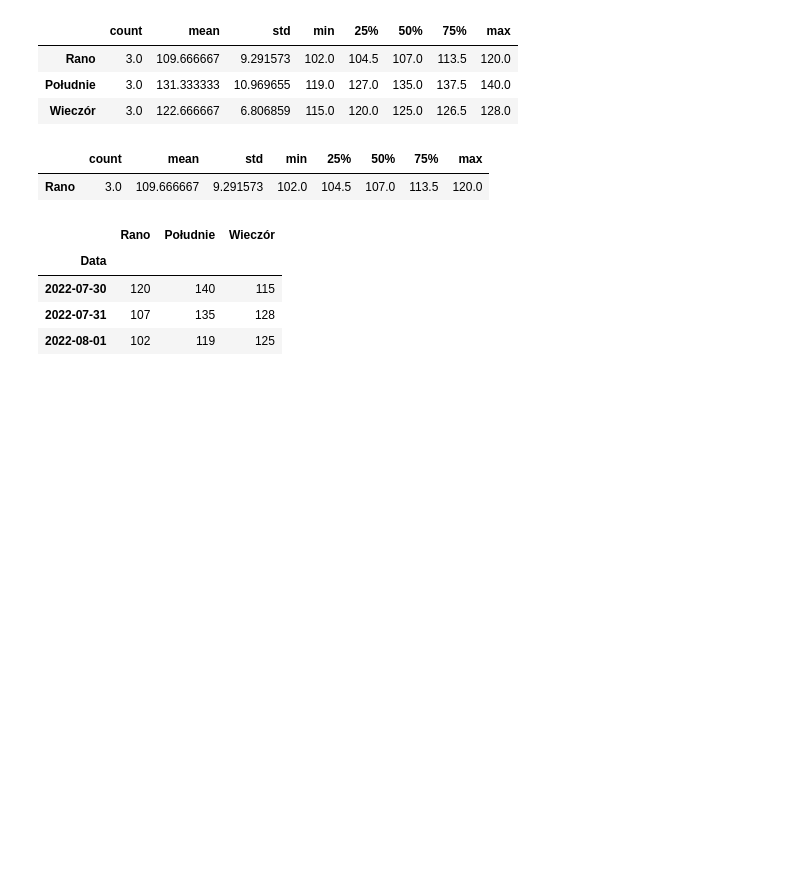
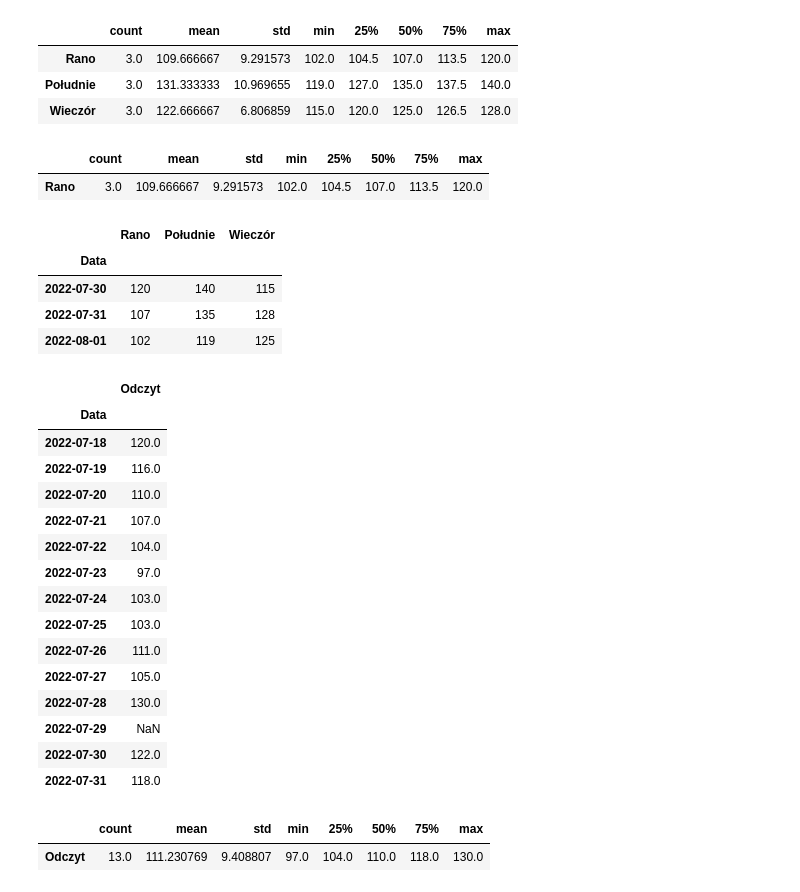
Before and after one commit to MarcinHrynkiewiczSudnik/Python3, a Jupyter notebook: Kopia_notatnika_Untitled0.ipynb, the cells around one changed output. Saved outputs shown, nothing was run; the diff lists cells and outputs as text; code cells hidden in the pictures; blank space fills up the shorter version.

```diff
--- a/Kopia_notatnika_Untitled0.ipynb
+++ b/Kopia_notatnika_Untitled0.ipynb
@@ -379,3 +379,28 @@ new2_df
 | 2022-07-30 | 120 | 140 | 115 |
 | 2022-07-31 | 107 | 135 | 128 |
 | 2022-08-01 | 102 | 119 | 125 |
+# %%
+su = pd.read_excel('cukier.xlsx', index_col=0)
+su
+# %% [output]
+|  | Odczyt |
+| Data |  |
+| 2022-07-18 | 120.0 |
+| 2022-07-19 | 116.0 |
+| 2022-07-20 | 110.0 |
+| 2022-07-21 | 107.0 |
+| 2022-07-22 | 104.0 |
+| 2022-07-23 | 97.0 |
+| 2022-07-24 | 103.0 |
+| 2022-07-25 | 103.0 |
+| 2022-07-26 | 111.0 |
+| 2022-07-27 | 105.0 |
+| 2022-07-28 | 130.0 |
+| 2022-07-29 | NaN |
+| 2022-07-30 | 122.0 |
+| 2022-07-31 | 118.0 |
+# %%
+su.describe().T
+# %% [output]
+|  | count | mean | std | min | 25% | 50% | 75% | max |
+| Odczyt | 13.0 | 111.230769 | 9.408807 | 97.0 | 104.0 | 110.0 | 118.0 | 130.0 |
```
Also changed, not shown: parts of 4 cells of this notebook.
